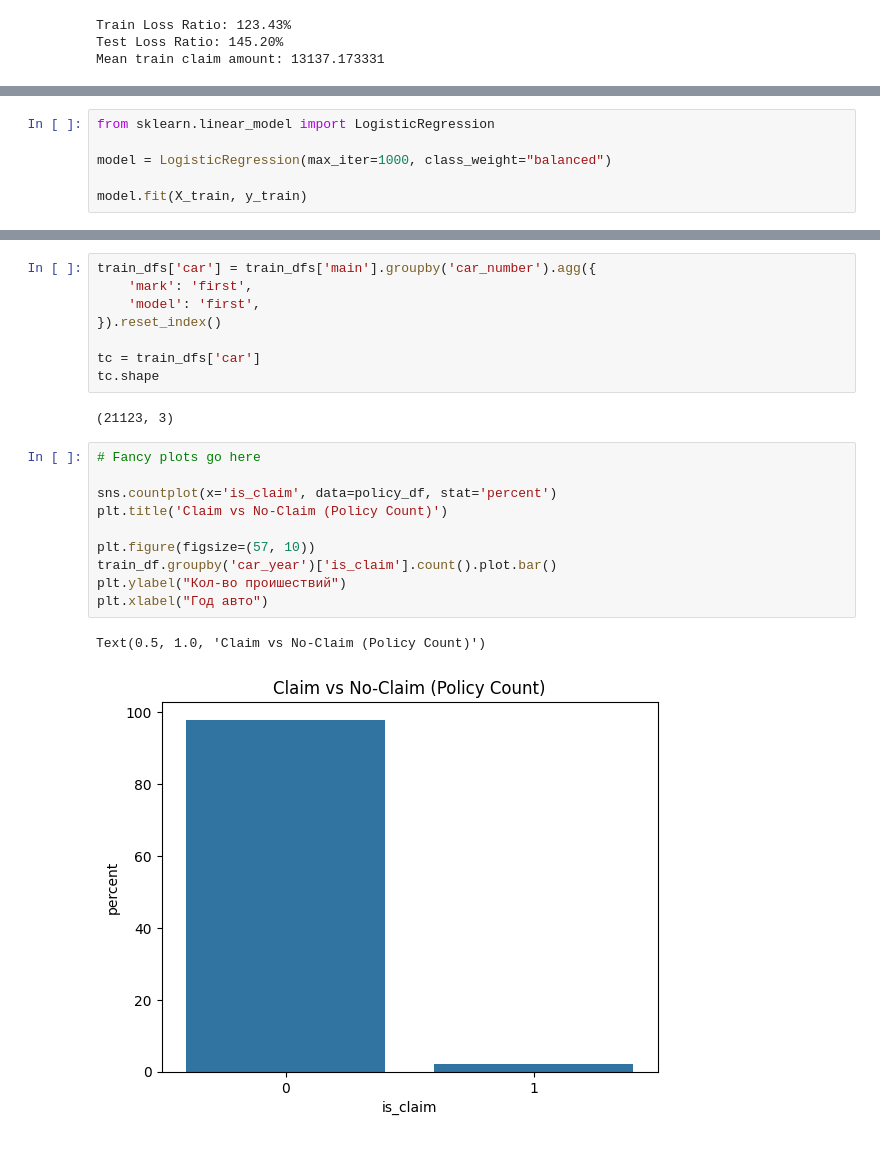
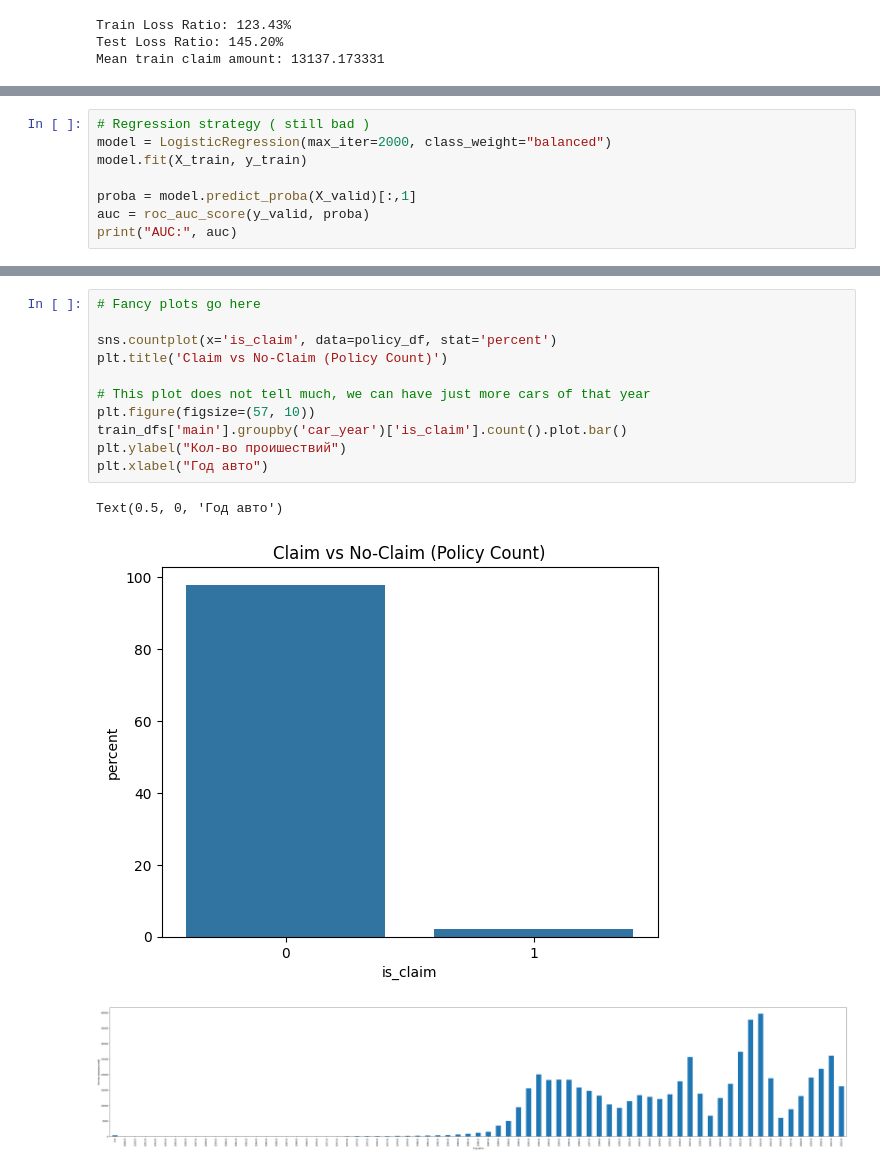
Before and after one commit to EFysl57/risk---, a Jupyter notebook: code.ipynb, the cells around one changed output, grey strips where cells are left out. Cells and saved outputs as stored; diff of their text form.

```diff
--- a/code.ipynb
+++ b/code.ipynb
@@ -213,9 +199,11 @@ Index(['premium', 'experience_year', 'car_year', 'bonus_malus', 'engine_power',
        'n_drivers', 'n_cars'],
       dtype='str') (144427, 7) (36107, 7)
 # %%
-from sklearn.linear_model import LogisticRegression
+# Regression strategy ( still bad )
+model = LogisticRegression(max_iter=2000, class_weight="balanced")
+model.fit(X_train, y_train)
 
-model = LogisticRegression(max_iter=1000, class_weight="balanced")
-
-model.fit(X_train, y_train)
+proba = model.predict_proba(X_valid)[:,1]
+auc = roc_auc_score(y_valid, proba)
+print("AUC:", auc)
 # %% [output]
@@ -300,27 +342,19 @@ s[s['n_cars'] > 10].sort_values('crash_prob', ascending=False)
 | ПОЛУПРИЦЕП | 0.0 | 13 | 0.000000 |
 | УРАЛ | 0.0 | 18 | 0.000000 |
 161 rows × 3 columns
-# %%
-train_dfs['car'] = train_dfs['main'].groupby('car_number').agg({
-    'mark': 'first',
-    'model': 'first',
-}).reset_index()
-
-tc = train_dfs['car']
-tc.shape
-# %% [output]
-(21123, 3)
 # %%
 # Fancy plots go here
 
 sns.countplot(x='is_claim', data=policy_df, stat='percent')
 plt.title('Claim vs No-Claim (Policy Count)')
 
+# This plot does not tell much, we can have just more cars of that year
 plt.figure(figsize=(57, 10))
-train_df.groupby('car_year')['is_claim'].count().plot.bar()
+train_dfs['main'].groupby('car_year')['is_claim'].count().plot.bar()
 plt.ylabel("Кол-во проишествий")
 plt.xlabel("Год авто")
 # %% [output]
-Text(0.5, 1.0, 'Claim vs No-Claim (Policy Count)')
+Text(0.5, 0, 'Год авто')
 [figure]
+[figure, added]
 # %%
```
Also changed, not shown: parts of 12 cells of this notebook.
